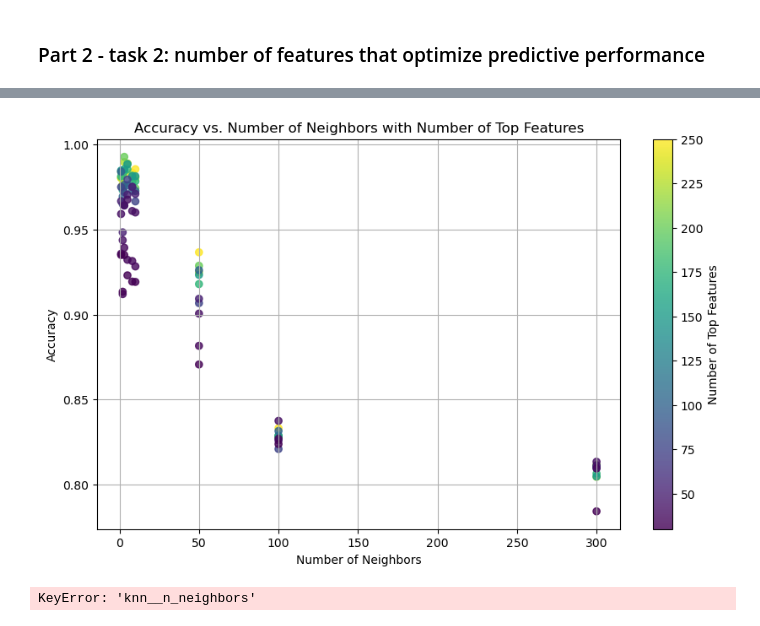
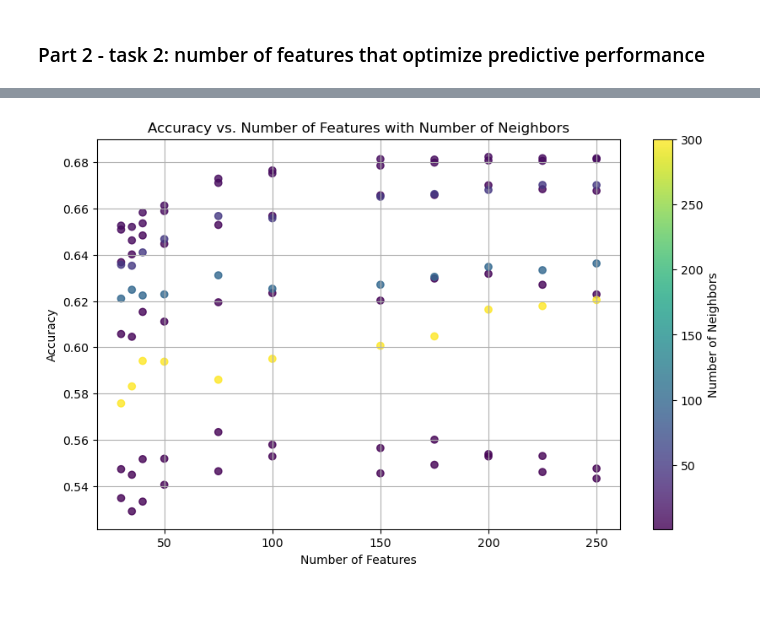
Before and after one commit to lucamodica/statistical-learning-for-big-data, a Jupyter notebook: Project1/test.ipynb, the cells around one changed output, grey strips where cells are left out. Saved outputs shown, nothing was run; the diff lists cells and outputs as text; code cells hidden in the pictures.

Commit message:
🐞 fix(var names): rename grid search results vairables to not overwrite the function definition themselves

```diff
--- a/Project1/test.ipynb
+++ b/Project1/test.ipynb
@@ -318,4 +304,4 @@ weighted avg       0.99      0.99      0.99       578
 # %% [markdown]
 ### Part 1 - task 2: number of features that optimize predictive performance
 # %%
-grid_search_2 = grid_search_2(X_train, Y_train)
+grid_search_2_res = grid_search_2(X_train, Y_train)
@@ -355,4 +361,4 @@ UFuncTypeError: ufunc 'greater' did not contain a loop with signature matching t
 # %% [markdown]
 ### Part 2 - task 2: number of features that optimize predictive performance
 # %%
-grid_search_2 = grid_search_2(X_train, Y_train)
+grid_search_2_res = grid_search_2(X_train, Y_train)
@@ -377,4 +372,4 @@ weighted avg       0.99      0.99      0.99       578
 # %%
-plot_accuracy_vs_nr_features_2(grid_search_2)
+plot_accuracy_vs_nr_features_2(grid_search_2_res)
 # %% [output]
-[figure, old version]
+[figure, new version]
@@ -383,4 +375,0 @@ grid_search_1 = grid_search_1(X_train, Y_train)
-# %%
-plot_accuracy_vs_nr_neighbors_1(grid_search_1)
-# %% [output]
-KeyError: 'knn__n_neighbors'
```
Also changed, not shown: parts of 18 cells of this notebook.
